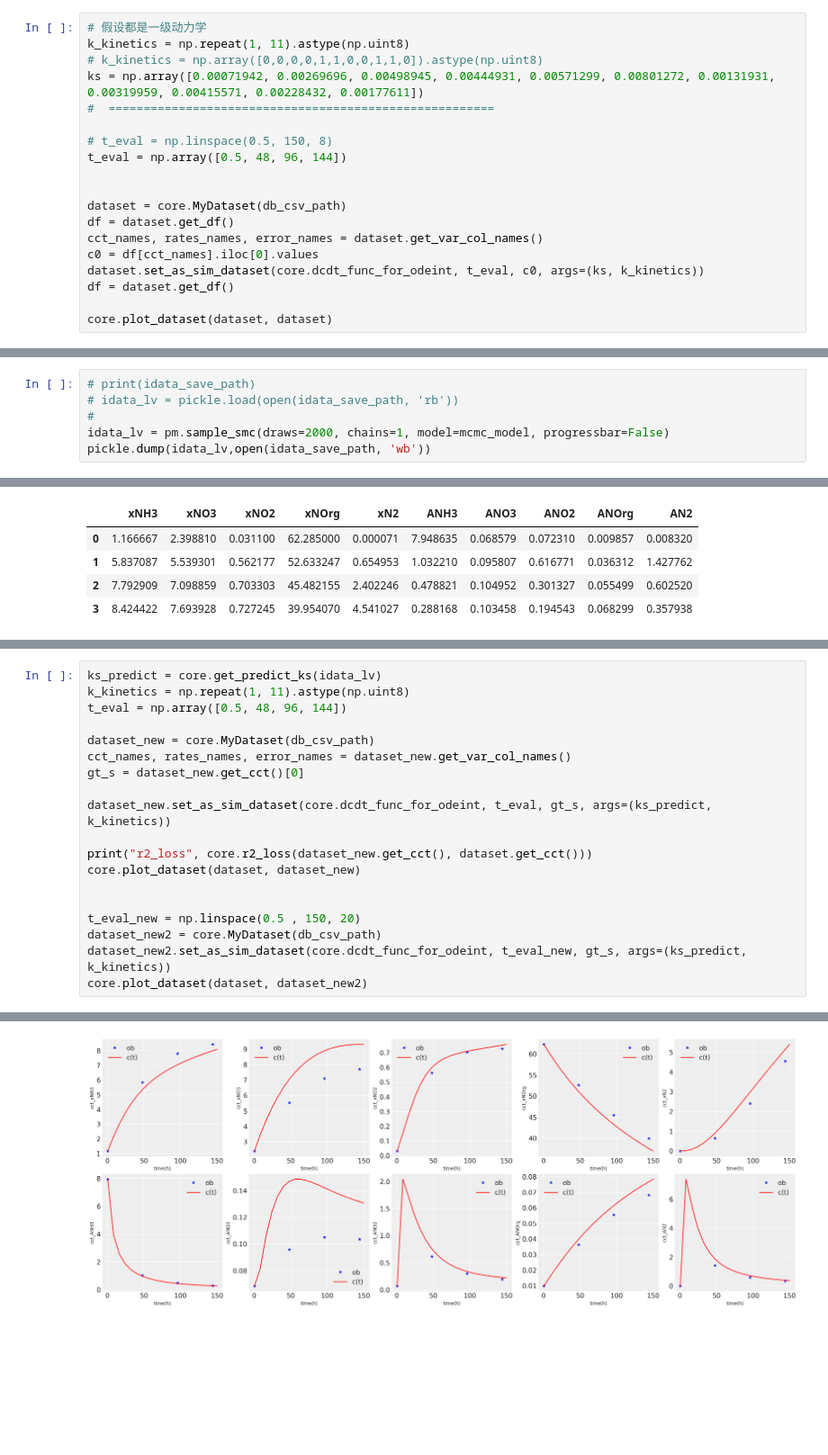
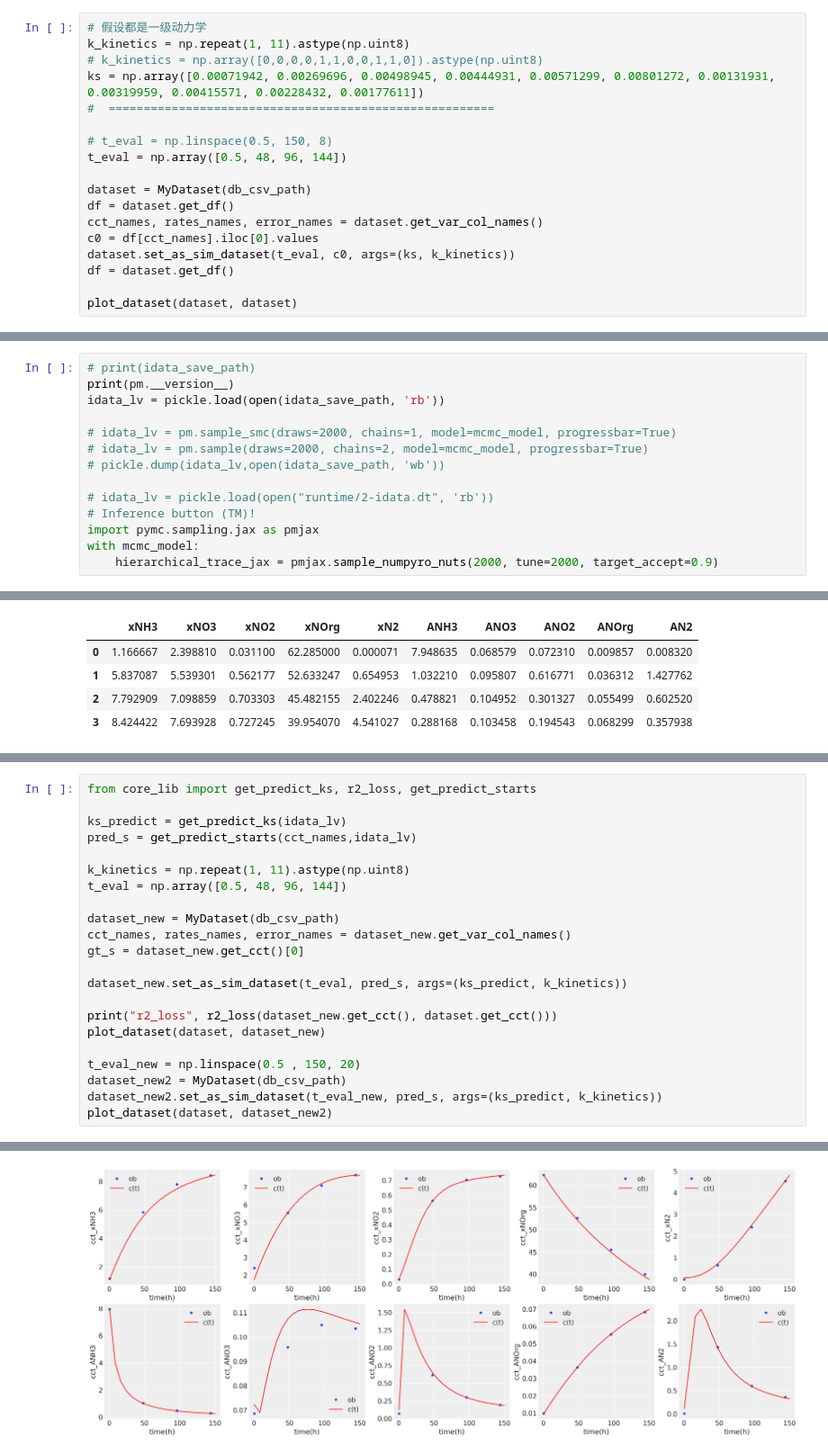
Before and after one commit to makaspacex/N15Tracing, a Jupyter notebook: odes-exp04.ipynb, the cells around one changed output, grey strips where cells are left out. Shown: that part at 90% size. Saved outputs shown, nothing was run; the diff lists cells and outputs as text; blank space fills up the shorter version.

```diff
--- a/odes-exp04.ipynb
+++ b/odes-exp04.ipynb
@@ -42,13 +43,12 @@ ks = np.array([0.00071942, 0.00269696, 0.00498945, 0.00444931, 0.00571299, 0.008
 # t_eval = np.linspace(0.5, 150, 8)
 t_eval = np.array([0.5, 48, 96, 144])
 
-
-dataset = core.MyDataset(db_csv_path)
+dataset = MyDataset(db_csv_path)
 df = dataset.get_df()
 cct_names, rates_names, error_names = dataset.get_var_col_names()
 c0 = df[cct_names].iloc[0].values
-dataset.set_as_sim_dataset(core.dcdt_func_for_odeint, t_eval, c0, args=(ks, k_kinetics))
+dataset.set_as_sim_dataset(t_eval, c0, args=(ks, k_kinetics))
 df = dataset.get_df()
 
-core.plot_dataset(dataset, dataset)
+plot_dataset(dataset, dataset)
 # %% [output]
@@ -65,7 +67,15 @@ pm.model_to_graphviz(mcmc_model)
 [drawing not drawn]
 # %%
 # print(idata_save_path)
-# idata_lv = pickle.load(open(idata_save_path, 'rb'))
-#
-idata_lv = pm.sample_smc(draws=2000, chains=1, model=mcmc_model, progressbar=False)
-pickle.dump(idata_lv,open(idata_save_path, 'wb'))
+print(pm.__version__)
+idata_lv = pickle.load(open(idata_save_path, 'rb'))
+
+# idata_lv = pm.sample_smc(draws=2000, chains=1, model=mcmc_model, progressbar=True)
+# idata_lv = pm.sample(draws=2000, chains=2, model=mcmc_model, progressbar=True)
+# pickle.dump(idata_lv,open(idata_save_path, 'wb'))
+
+# idata_lv = pickle.load(open("runtime/2-idata.dt", 'rb'))
+# Inference button (TM)!
+import pymc.sampling.jax as pmjax
+with mcmc_model:
+    hierarchical_trace_jax = pmjax.sample_numpyro_nuts(2000, tune=2000, target_accept=0.9)
@@ -105,20 +120,23 @@ array([0.00071942, 0.00269696, 0.00498945, 0.00444931, 0.00571299,
 # %%
-ks_predict = core.get_predict_ks(idata_lv)
+from core_lib import get_predict_ks, r2_loss, get_predict_starts
+
+ks_predict = get_predict_ks(idata_lv)
+pred_s = get_predict_starts(cct_names,idata_lv)
+
 k_kinetics = np.repeat(1, 11).astype(np.uint8)
 t_eval = np.array([0.5, 48, 96, 144])
 
-dataset_new = core.MyDataset(db_csv_path)
+dataset_new = MyDataset(db_csv_path)
 cct_names, rates_names, error_names = dataset_new.get_var_col_names()
 gt_s = dataset_new.get_cct()[0]
 
-dataset_new.set_as_sim_dataset(core.dcdt_func_for_odeint, t_eval, gt_s, args=(ks_predict, k_kinetics))
+dataset_new.set_as_sim_dataset(t_eval, pred_s, args=(ks_predict, k_kinetics))
 
-print("r2_loss", core.r2_loss(dataset_new.get_cct(), dataset.get_cct()))
-core.plot_dataset(dataset, dataset_new)
-
+print("r2_loss", r2_loss(dataset_new.get_cct(), dataset.get_cct()))
+plot_dataset(dataset, dataset_new)
 
 t_eval_new = np.linspace(0.5 , 150, 20)
-dataset_new2 = core.MyDataset(db_csv_path)
-dataset_new2.set_as_sim_dataset(core.dcdt_func_for_odeint, t_eval_new, gt_s, args=(ks_predict, k_kinetics))
-core.plot_dataset(dataset, dataset_new2)
+dataset_new2 = MyDataset(db_csv_path)
+dataset_new2.set_as_sim_dataset(t_eval_new, pred_s, args=(ks_predict, k_kinetics))
+plot_dataset(dataset, dataset_new2)
 # %% [output]
@@ -128 +148 @@ core.plot_dataset(dataset, dataset_new2)
-[figure, old version]
+[figure, new version]
```
Also changed, not shown: parts of 7 cells of this notebook, 11 other files.
